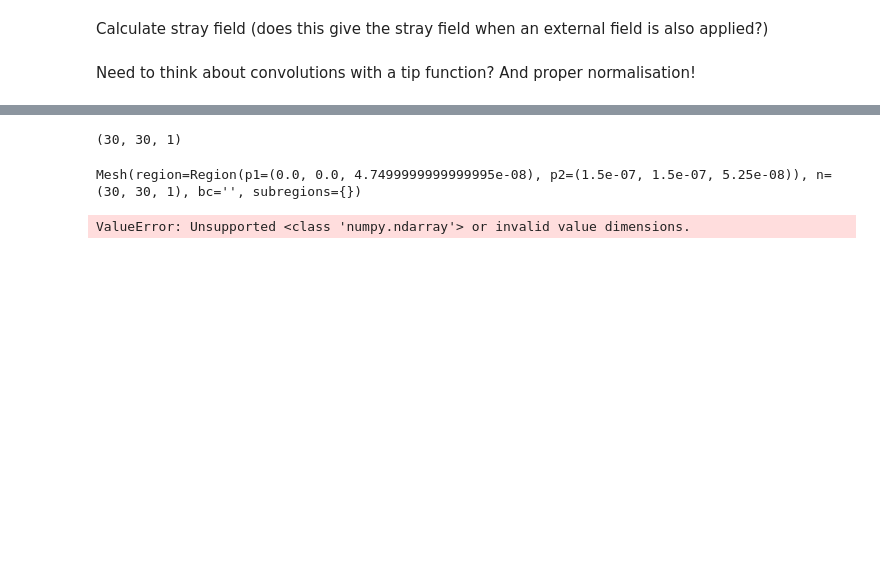
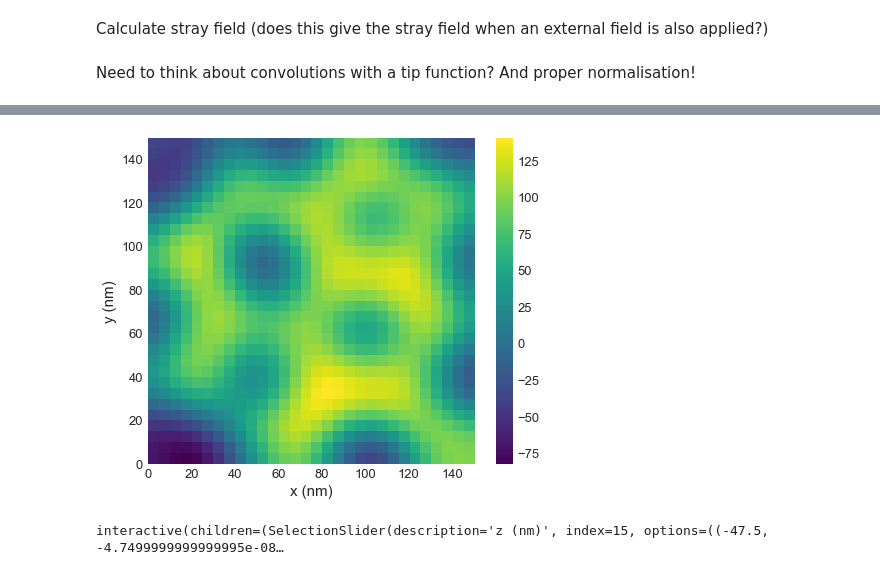
Before and after one commit to ubermag/mag2exp, a Jupyter notebook: docs/ipynb/MFM_df_based.ipynb, the cells around one changed output, grey strips where cells are left out. Saved outputs shown, nothing was run; the diff lists cells and outputs as text; code cells hidden in the pictures; blank space fills up the shorter version.

```diff
--- a/docs/ipynb/MFM_df_based.ipynb
+++ b/docs/ipynb/MFM_df_based.ipynb
@@ -30,7 +29,7 @@ Perform micromagnetic simulation or load from file.
 region = df.Region(p1=(0, 0, -50e-9), p2=(150e-9, 150e-9, 100e-9))
 mesh = df.Mesh(region=region, cell=(5e-9, 5e-9, 5e-9))
 
-system = mm.System(name='box2')
+system = mm.System(name='Box2')
 
 system.energy = (mm.Exchange(A=8.78e-12)
                + mm.DMI(D=3e-3, crystalclass='T') #1.58e-3
@@ -104,3 +106,3 @@ def mfm_phase(system, Q=650, k=4, tip_q=0, tip_m=(0,0,0)):
 # %%
-phase = mfm_phase(system, Q=650, k=3, tip_m=(0,0,1e-13))
+phase = exsim.mfm.phase_shift(system, Q=650, k=3, tip_m=(0,0,1e-13))
 # %% [output]
@@ -134,14 +117,0 @@ plt.show()
-# %%
-g[...,np.newaxis].shape
-# %% [output]
-(30, 30, 1)
-# %%
-f_mesh
-# %% [output]
-Mesh(region=Region(p1=(0.0, 0.0, 4.7499999999999995e-08), p2=(1.5e-07, 1.5e-07, 5.25e-08)), n=(30, 30, 1), bc='', subregions={})
-# %%
-gauss = df.Field(mesh=f_mesh,
-                 dim=1,
-                 value = g[...,np.newaxis])
-# %% [output]
-ValueError: Unsupported <class 'numpy.ndarray'> or invalid value dimensions.
@@ -154,0 +118,13 @@ conv = conv_ft.ifft2
+# %%
+conv_exsim = exsim.util.gaussian_filter(phase.plane(z=50e-9), fwhm=15e-9)
+# %%
+conv_exsim.mpl()
+# %% [output]
+[figure, added]
+# %%
+@df.interact(z=system.m.mesh.slider('z'))
+def plot(z):
+    conv_exsim = exsim.util.gaussian_filter(phase2.plane(z=z), fwhm=35e-9)
+    conv_exsim.mpl()
+# %% [output]
+interactive(children=(SelectionSlider(description='z (nm)', index=15, options=((-47.5, -4.7499999999999995e-08…
```
Also changed, not shown: parts of 13 cells of this notebook, 6 other files.
